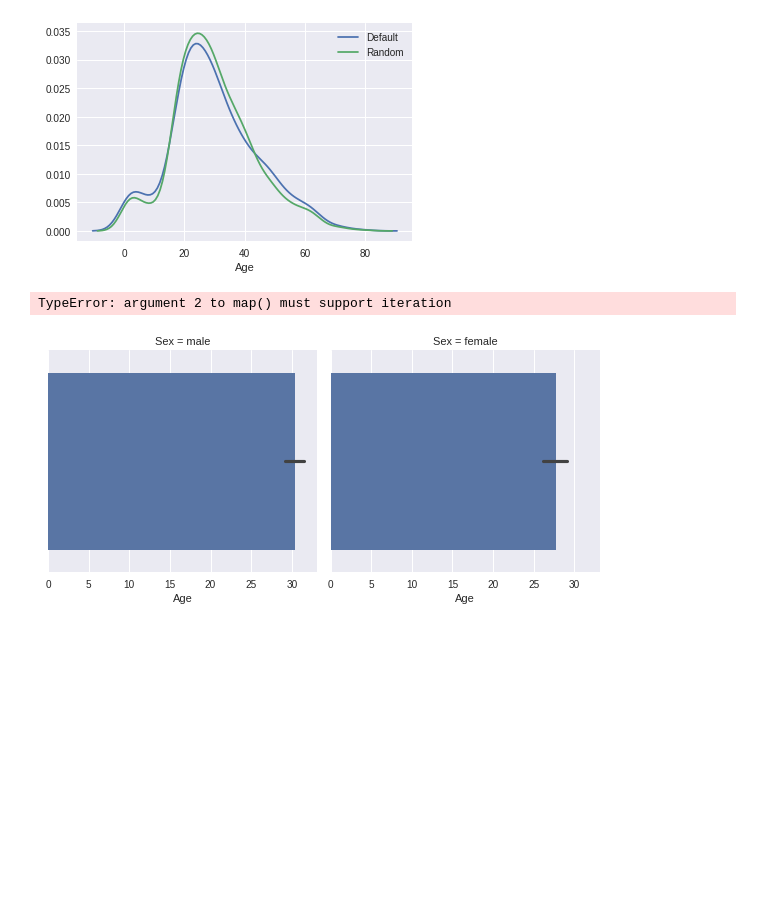
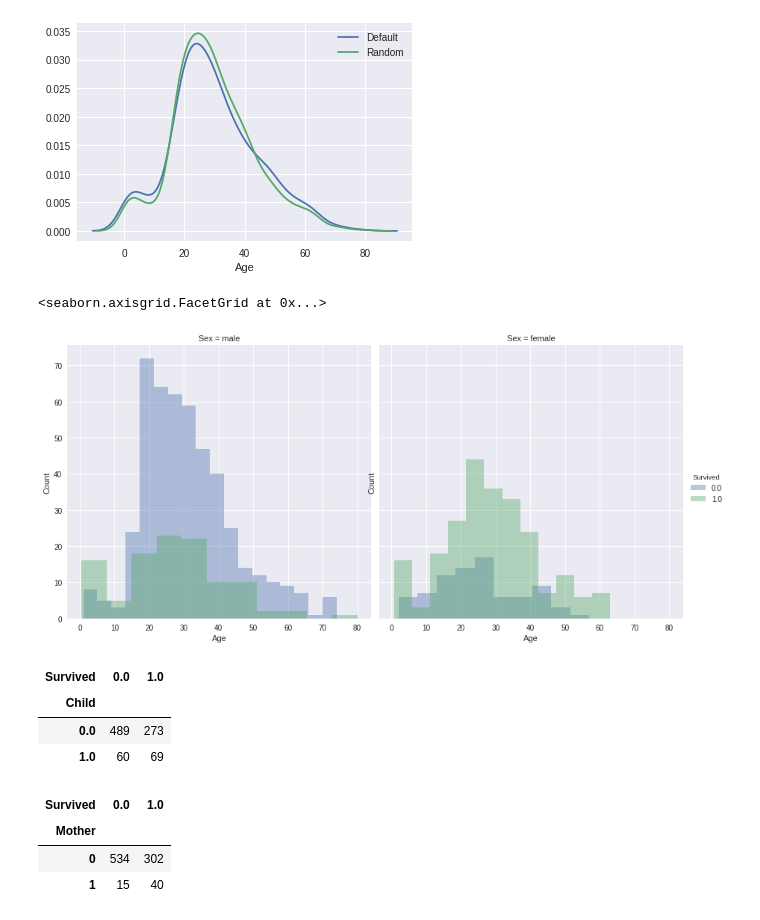
Before and after one commit to velika12/machine-learning, a Jupyter notebook: kaggle/titanic/titanic-from-scratch-MR.ipynb, the cells around one changed output. Drawn from its saved outputs; the diff is of its cells as text; code cells hidden in the pictures; blank space fills up the shorter version.

Commit message:
Child and mother feature

```diff
--- a/kaggle/titanic/titanic-from-scratch-MR.ipynb
+++ b/kaggle/titanic/titanic-from-scratch-MR.ipynb
@@ -6,7 +6,6 @@ from sklearn.preprocessing import Imputer
 from fancyimpute import MICE
 
 import seaborn as sns
-sns.set(color_codes=True)
 
 from statsmodels.graphics.mosaicplot import mosaic
 
@@ -428,14 +427,42 @@ plt.xlabel('Age')
 # %%
 # Random numbers generation seems to provide the closest distribution to the default one
 # among all imputation results, so let's use it further
+filled_df = filled_rand_df.copy()
 
 # Let's plot relationship between age and survival
-#g = sns.FacetGrid(filled_rand_df[filled_rand_df.Survived.notnull()], col='Sex', hue='Survived', \
-#                  size=4, aspect=3)
-#g.map(plt.hist, 'Age', edgecolor='w', bins=15)
+g = sns.FacetGrid(filled_rand_df[filled_rand_df.Survived.notnull()], col='Sex', hue='Survived', \
+                  size=6, aspect=1)
+g.map(sns.distplot, 'Age', kde=False).add_legend()
+g.set(ylabel='Count')
 
-sns.factorplot('Age', data=filled_rand_df[filled_rand_df.Survived.notnull()], col='Sex', hue='Survived', \
-               kind='bar')
+#sns.factorplot('Age', 'Survived', data=filled_rand_df[filled_rand_df.Survived.notnull()], row='Sex', hue='Survived', \
+#               kind='bar', size=5, aspect=3)
 # %% [output]
-TypeError: argument 2 to map() must support iteration
+<seaborn.axisgrid.FacetGrid at 0x...>
-[figure, old version]
+[figure, new version]
+# %%
+# Create connection mother --- child
+
+# Filter children and adults
+filled_df.loc[filled_df['Age'] < 18, 'Child'] = 1
+filled_df.loc[filled_df['Age'] >= 18, 'Child'] = 0
+
+pd.crosstab(filled_df['Child'], filled_df['Survived'])
+# %% [output]
+| Survived | 0.0 | 1.0 |
+| Child |  |  |
+| 0.0 | 489 | 273 |
+| 1.0 | 60 | 69 |
+# %%
+filled_df['Mother'] = 0
+filled_df.loc[(filled_df['Sex'] == 'female') & \
+              (filled_df['Child'] == 0)      & \
+              (filled_df['Parch'] > 0)       & \
+              (filled_df['Title'] != 'Miss'), 'Mother'] = 1
+
+pd.crosstab(filled_df['Mother'], filled_df['Survived'])
+# %% [output]
+| Survived | 0.0 | 1.0 |
+| Mother |  |  |
+| 0 | 534 | 302 |
+| 1 | 15 | 40 |
```
